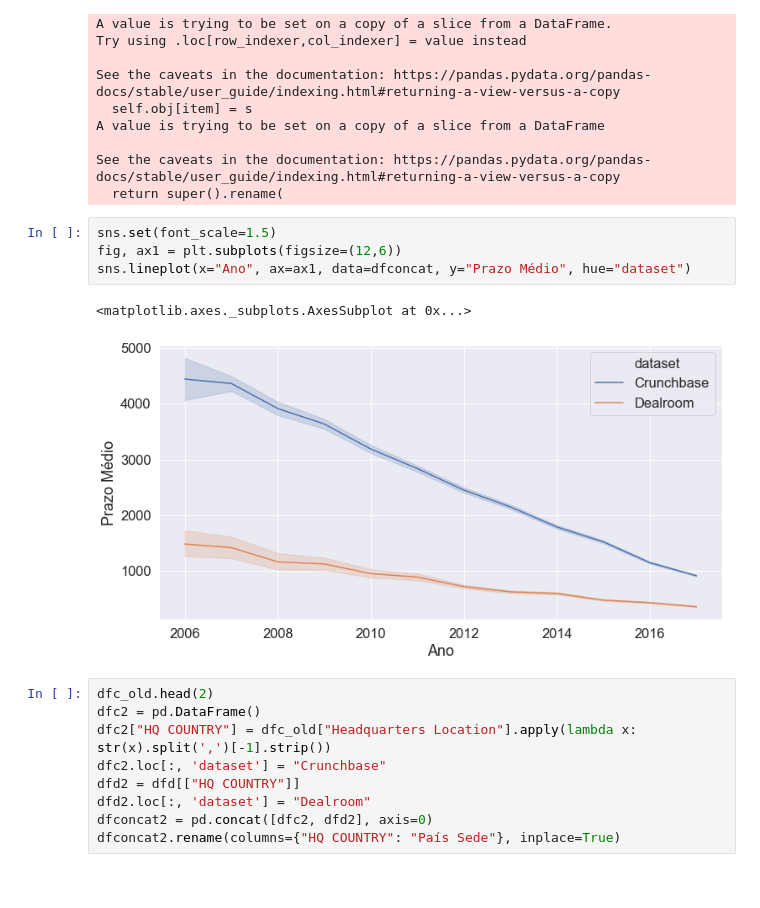
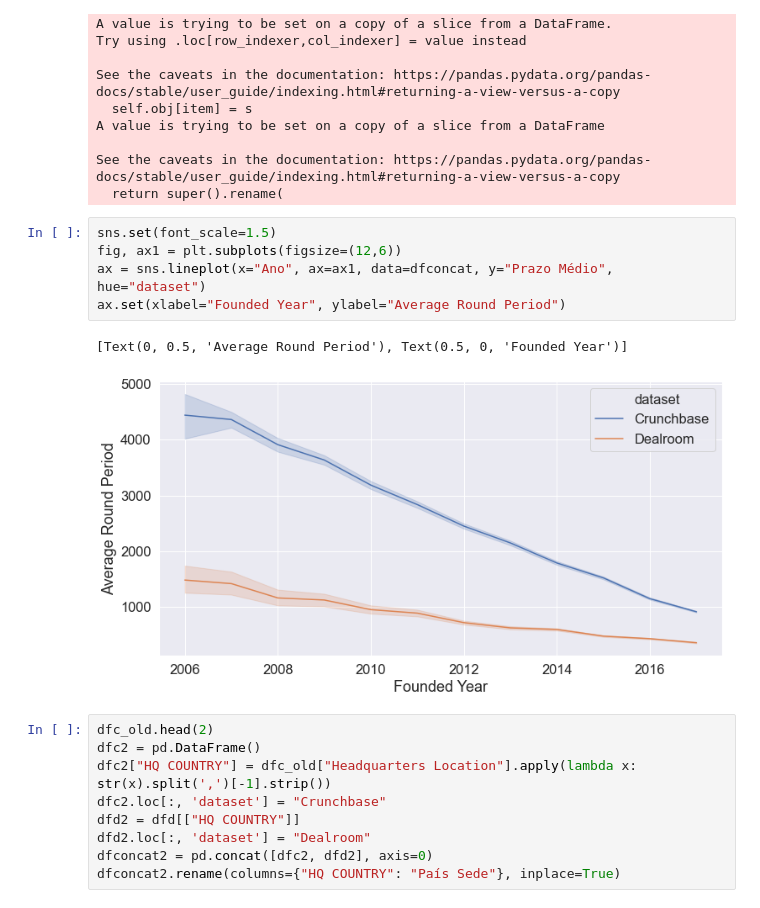
Before and after one commit to alexlopespereira/companies, a Jupyter notebook: src/companies.ipynb, the cells around one changed output. Saved outputs shown, nothing was run; the diff lists cells and outputs as text.

```diff
--- a/src/companies.ipynb
+++ b/src/companies.ipynb
@@ -110,10 +110,11 @@ See the caveats in the documentation: https://pandas.pydata.org/pandas-docs/stab
 # %%
 sns.set(font_scale=1.5)
 fig, ax1 = plt.subplots(figsize=(12,6))
-sns.lineplot(x="Ano", ax=ax1, data=dfconcat, y="Prazo Médio", hue="dataset")
+ax = sns.lineplot(x="Ano", ax=ax1, data=dfconcat, y="Prazo Médio", hue="dataset")
+ax.set(xlabel="Founded Year", ylabel="Average Round Period")
 # %% [output]
-<matplotlib.axes._subplots.AxesSubplot at 0x...>
+[Text(0, 0.5, 'Average Round Period'), Text(0.5, 0, 'Founded Year')]
-[figure, old version]
+[figure, new version]
 # %%
 dfc_old.head(2)
 dfc2 = pd.DataFrame()
```
Also changed, not shown: parts of 5 cells of this notebook, 2 other files.
